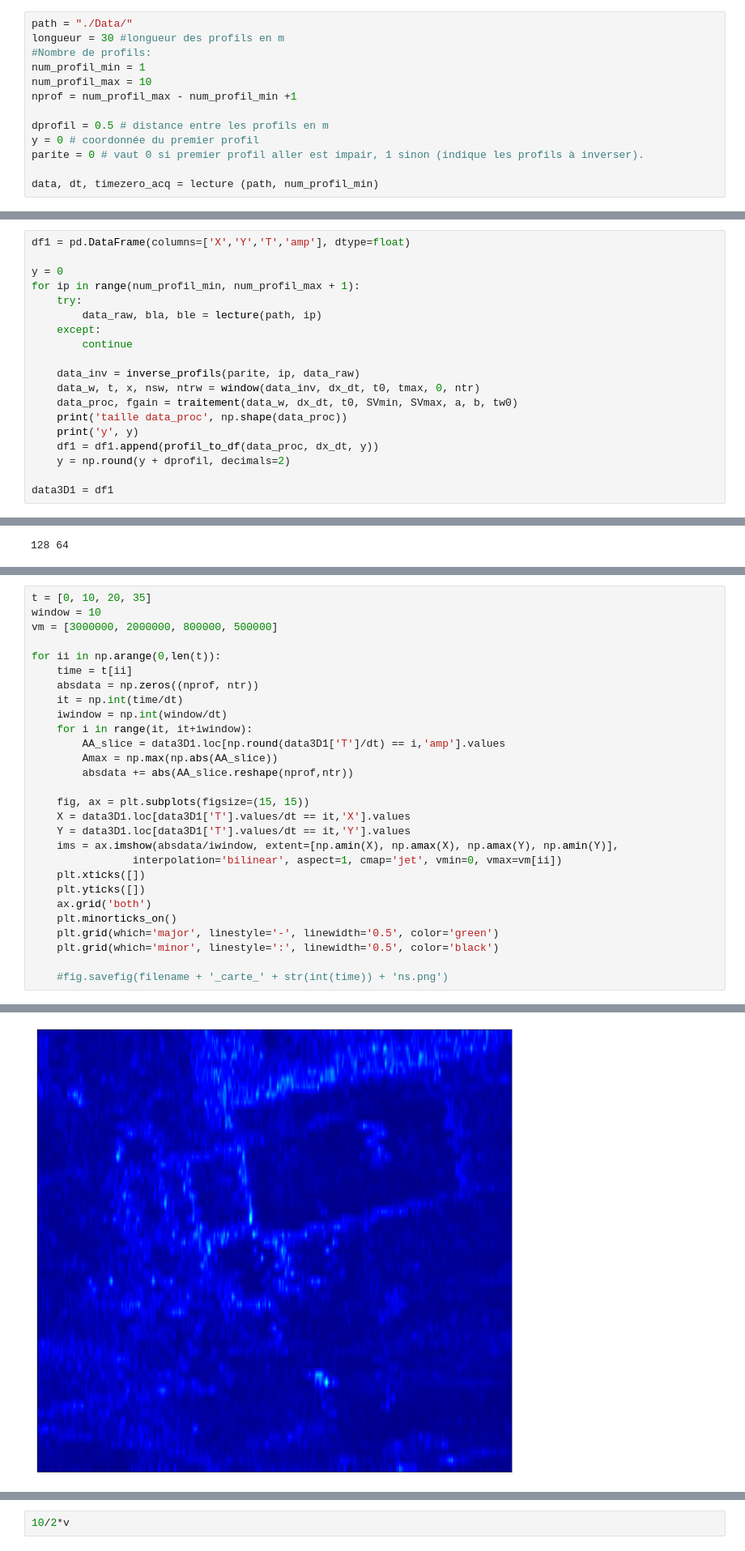
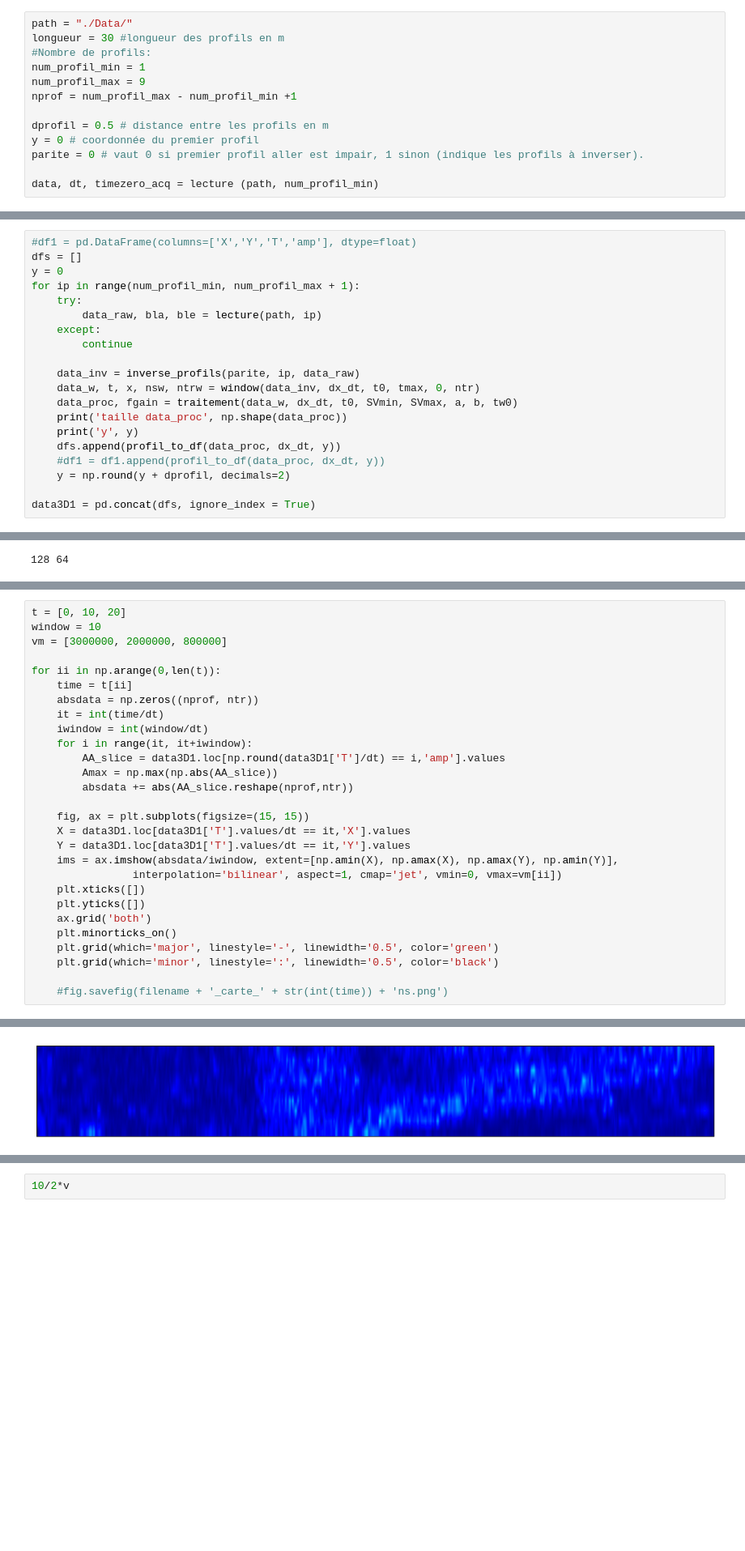
Before and after one commit to asaintenoy/2023-10-24_GEOFCAN_GPR_JUPYTER, a Jupyter notebook: Carto_radargram.ipynb, the cells around one changed output, grey strips where cells are left out. Shown: that part at 81% size. Saved outputs shown, nothing was run; the diff lists cells and outputs as text; blank space fills up the shorter version.

```diff
--- a/Carto_radargram.ipynb
+++ b/Carto_radargram.ipynb
@@ -98,7 +106,7 @@ path = "./Data/"
 longueur = 30 #longueur des profils en m
 #Nombre de profils:
 num_profil_min = 1
-num_profil_max = 10
+num_profil_max = 9
 nprof = num_profil_max - num_profil_min +1
 
 dprofil = 0.5 # distance entre les profils en m
@@ -168,8 +176,8 @@ dz = dt * v / 2
 # %% [markdown]
 ## Application des traitements sur chaque profil et stockage dans un dataframe
 # %%
-df1 = pd.DataFrame(columns=['X','Y','T','amp'], dtype=float)
-
+#df1 = pd.DataFrame(columns=['X','Y','T','amp'], dtype=float)
+dfs = []
 y = 0
 for ip in range(num_profil_min, num_profil_max + 1):
     try:
@@ -182,8 +190,9 @@ for ip in range(num_profil_min, num_profil_max + 1):
     data_proc, fgain = traitement(data_w, dx_dt, t0, SVmin, SVmax, a, b, tw0)
     print('taille data_proc', np.shape(data_proc))
     print('y', y)
-    df1 = df1.append(profil_to_df(data_proc, dx_dt, y))
+    dfs.append(profil_to_df(data_proc, dx_dt, y))
+    #df1 = df1.append(profil_to_df(data_proc, dx_dt, y))
     y = np.round(y + dprofil, decimals=2)
 
-data3D1 = df1
+data3D1 = pd.concat(dfs, ignore_index = True)
 # %% [output]
@@ -297,15 +306,15 @@ def f(time=FloatSlider(value = time_def, min=0, max= ns*dt, step=5),
 # %% [output]
 interactive(children=(FloatSlider(value=20.0, description='time', max=42.37918441636536, step=5.0), FloatSlide…
 # %%
-t = [0, 10, 20, 35]
+t = [0, 10, 20]
 window = 10
-vm = [3000000, 2000000, 800000, 500000]
+vm = [3000000, 2000000, 800000]
 
 for ii in np.arange(0,len(t)):
     time = t[ii]
     absdata = np.zeros((nprof, ntr))
-    it = np.int(time/dt)
-    iwindow = np.int(window/dt)
+    it = int(time/dt)
+    iwindow = int(window/dt)
     for i in range(it, it+iwindow):
         AA_slice = data3D1.loc[np.round(data3D1['T']/dt) == i,'amp'].values
         Amax = np.max(np.abs(AA_slice))
@@ -329 +337 @@ ValueError: zero-size array to reduction operation maximum which has no identity
-[figure, old version]
+[figure, new version]
```
Also changed, not shown: parts of 8 cells of this notebook, 1 other file.
